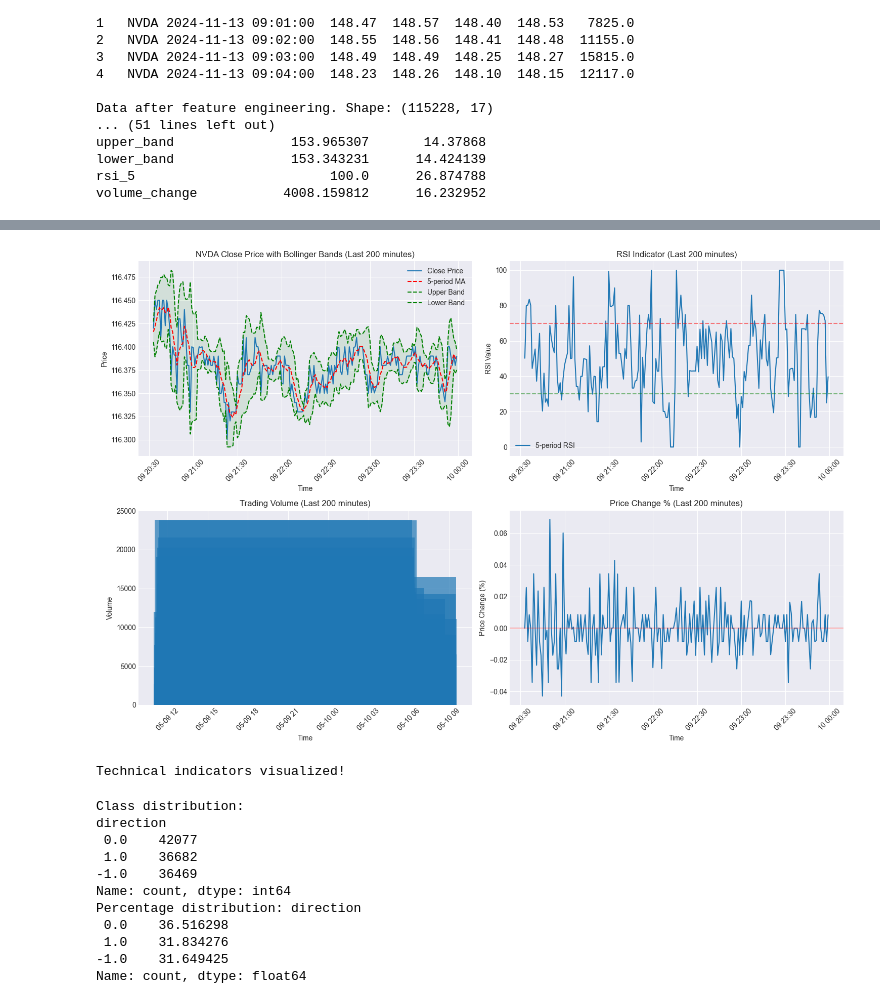
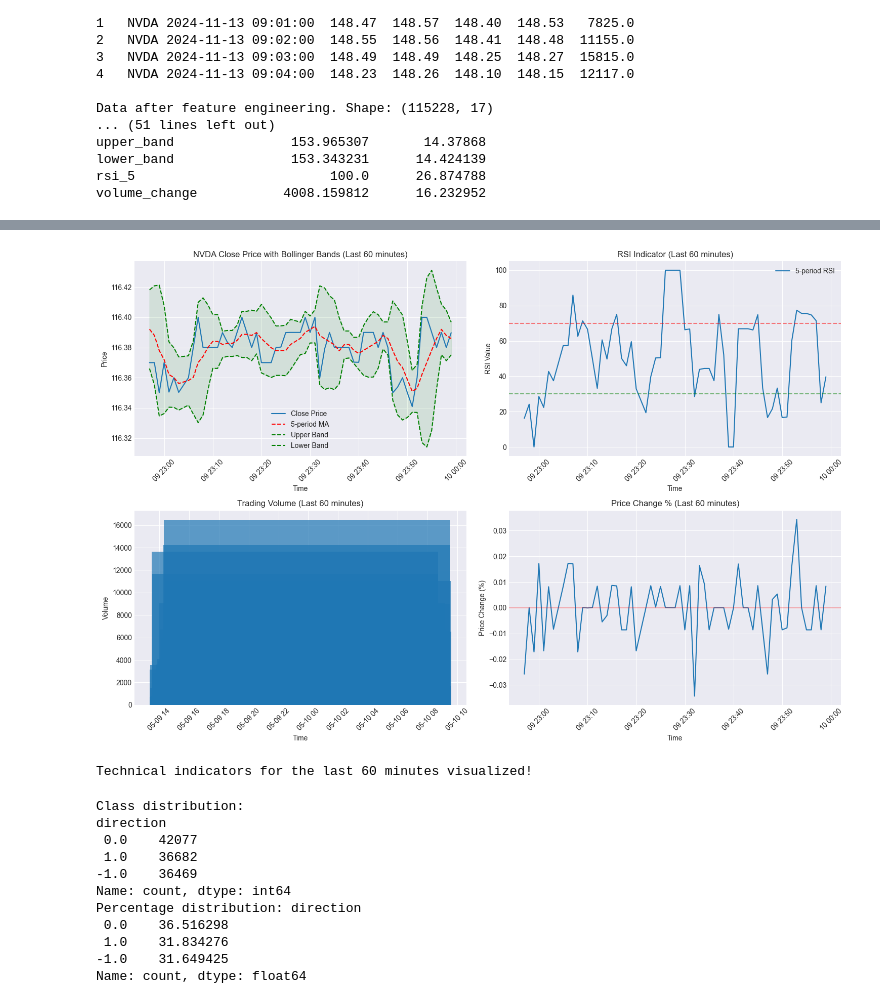
Before and after one commit to Vd1299/NVIDIA_Stock_Prices_Bidirectional_LSTM_network_Analysis, a Jupyter notebook: model.ipynb, the cells around one changed output, grey strips where cells are left out. Cells and saved outputs as stored; diff of their text form; code cells hidden in the pictures.

```diff
--- a/model.ipynb
+++ b/model.ipynb
@@ -141,52 +195,52 @@ plt.figure(figsize=(15, 10))
 
 # Plot 1: Close Price with Bollinger Bands
 plt.subplot(2, 2, 1)
-plt.plot(df['timestamp'].iloc[-200:], df['close'].iloc[-200:], label='Close Price')
-plt.plot(df['timestamp'].iloc[-200:], df['rolling_mean_5'].iloc[-200:], 'r--', label='5-period MA')
-plt.plot(df['timestamp'].iloc[-200:], df['upper_band'].iloc[-200:], 'g--', label='Upper Band')
-plt.plot(df['timestamp'].iloc[-200:], df['lower_band'].iloc[-200:], 'g--', label='Lower Band')
-plt.fill_between(df['timestamp'].iloc[-200:], df['upper_band'].iloc[-200:], df['lower_band'].iloc[-200:], alpha=0.1, color='green')
-plt.title('NVDA Close Price with Bollinger Bands (Last 200 minutes)')
+plt.plot(df['timestamp'].iloc[-60:], df['close'].iloc[-60:], label='Close Price')
+plt.plot(df['timestamp'].iloc[-60:], df['rolling_mean_5'].iloc[-60:], 'r--', label='5-period MA')
+plt.plot(df['timestamp'].iloc[-60:], df['upper_band'].iloc[-60:], 'g--', label='Upper Band')
+plt.plot(df['timestamp'].iloc[-60:], df['lower_band'].iloc[-60:], 'g--', label='Lower Band')
+plt.fill_between(df['timestamp'].iloc[-60:], df['upper_band'].iloc[-60:], df['lower_band'].iloc[-60:], alpha=0.1, color='green')
+plt.title('NVDA Close Price with Bollinger Bands (Last 60 minutes)')
 plt.xlabel('Time')
 plt.ylabel('Price')
 plt.legend()
 plt.xticks(rotation=45)
 
 # Plot 2: RSI
 plt.subplot(2, 2, 2)
-plt.plot(df['timestamp'].iloc[-200:], df['rsi_5'].iloc[-200:], label='5-period RSI')
+plt.plot(df['timestamp'].iloc[-60:], df['rsi_5'].iloc[-60:], label='5-period RSI')
 plt.axhline(y=70, color='r', linestyle='--', alpha=0.5)
 plt.axhline(y=30, color='g', linestyle='--', alpha=0.5)
-plt.title('RSI Indicator (Last 200 minutes)')
+plt.title('RSI Indicator (Last 60 minutes)')
 plt.xlabel('Time')
 plt.ylabel('RSI Value')
 plt.legend()
 plt.xticks(rotation=45)
 
 # Plot 3: Volume
 plt.subplot(2, 2, 3)
-plt.bar(df['timestamp'].iloc[-200:], df['volume'].iloc[-200:], alpha=0.7)
-plt.title('Trading Volume (Last 200 minutes)')
+plt.bar(df['timestamp'].iloc[-60:], df['volume'].iloc[-60:], alpha=0.7)
+plt.title('Trading Volume (Last 60 minutes)')
 plt.xlabel('Time')
 plt.ylabel('Volume')
 plt.xticks(rotation=45)
 
 # Plot 4: Price Change Percentage
 plt.subplot(2, 2, 4)
-plt.plot(df['timestamp'].iloc[-200:], df['price_change'].iloc[-200:] * 100)
+plt.plot(df['timestamp'].iloc[-60:], df['price_change'].iloc[-60:] * 100)
 plt.axhline(y=0, color='r', linestyle='-', alpha=0.3)
-plt.title('Price Change % (Last 200 minutes)')
+plt.title('Price Change % (Last 60 minutes)')
 plt.xlabel('Time')
 plt.ylabel('Price Change (%)')
 plt.xticks(rotation=45)
 
 plt.tight_layout()
 plt.show()
 
-print("Technical indicators visualized!")
+print("Technical indicators for the last 60 minutes visualized!")
 # %% [output]
-[figure, old version]
+[figure, new version]
-Technical indicators visualized!
+Technical indicators for the last 60 minutes visualized!
 # %%
 # Create the target variable for classification
 df['direction'] = create_direction_target(df, lookahead=10, threshold=0.1)
```
Also changed, not shown: parts of 1 cell of this notebook.
